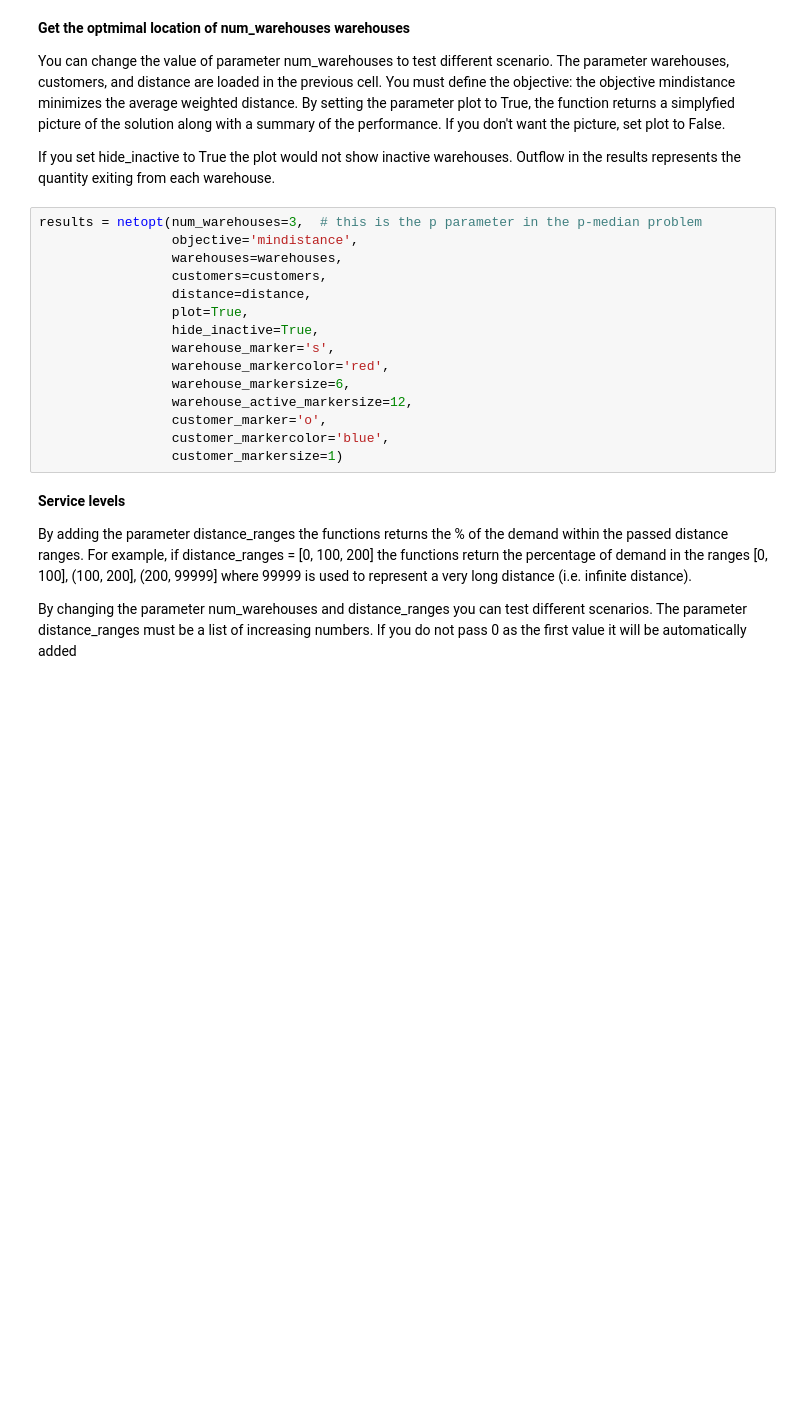
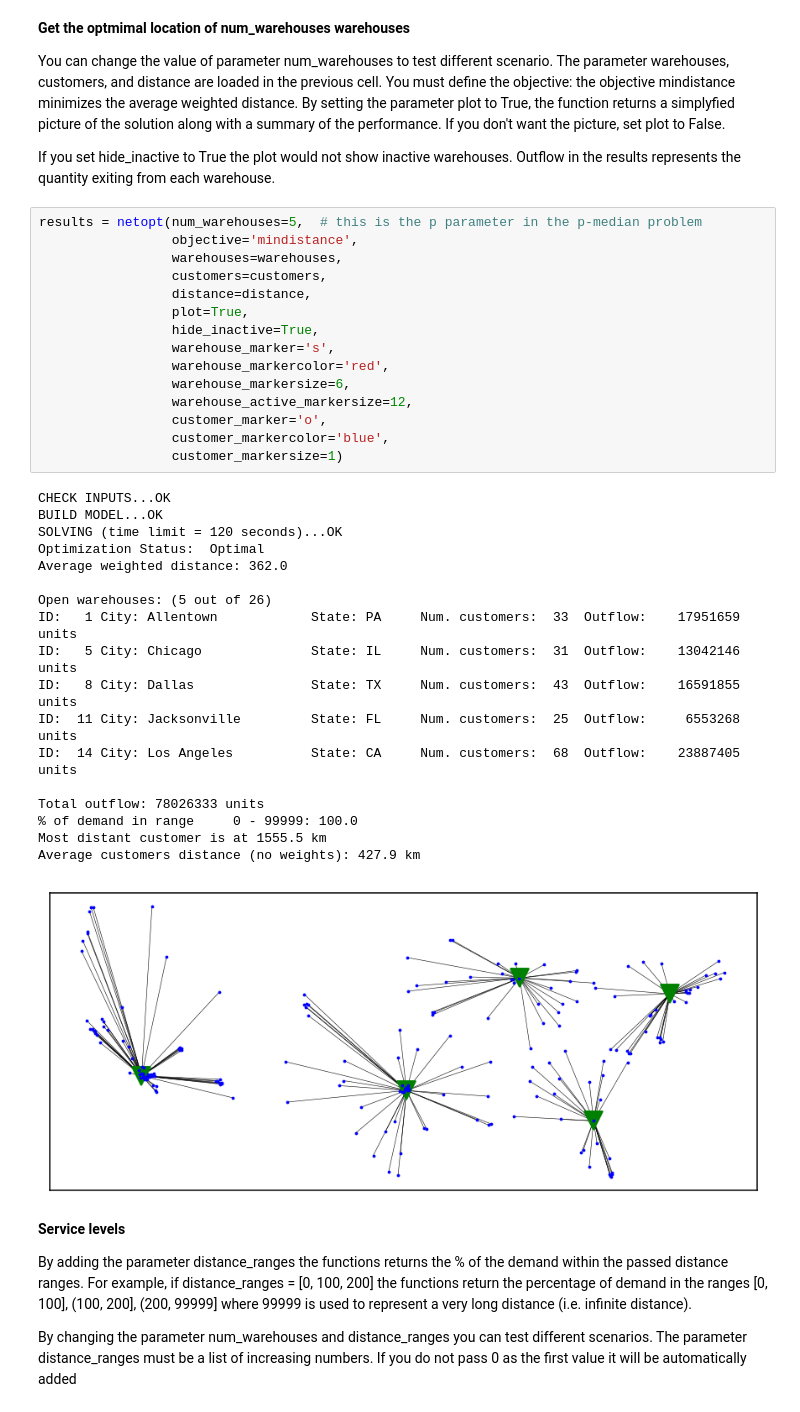
Before and after one commit to ropinotex/network_optimization, a Jupyter notebook: 2023-2024-WarehouseNetworkOptimization.ipynb, the cells around one changed output. Saved outputs shown, nothing was run; the diff lists cells and outputs as text; blank space fills up the shorter version.

```diff
--- a/2023-2024-WarehouseNetworkOptimization.ipynb
+++ b/2023-2024-WarehouseNetworkOptimization.ipynb
@@ -57,20 +61,39 @@ If you don't want the picture, set plot to False.
 If you set hide_inactive to True the plot would not show inactive warehouses.
 Outflow in the results represents the quantity exiting from each warehouse.
 # %%
-results = netopt(num_warehouses=3,  # this is the p parameter in the p-median problem
+results = netopt(num_warehouses=5,  # this is the p parameter in the p-median problem
                  objective='mindistance',
                  warehouses=warehouses,
                  customers=customers,
                  distance=distance,
                  plot=True,
                  hide_inactive=True,
                  warehouse_marker='s',
                  warehouse_markercolor='red',
                  warehouse_markersize=6,
                  warehouse_active_markersize=12,
                  customer_marker='o',
                  customer_markercolor='blue',
                  customer_markersize=1)
+# %% [output]
+CHECK INPUTS...OK
+BUILD MODEL...OK
+SOLVING (time limit = 120 seconds)...OK
+Optimization Status:  Optimal
+Average weighted distance: 362.0
+
+Open warehouses: (5 out of 26)
+ID:   1 City: Allentown            State: PA     Num. customers:  33  Outflow:    17951659 units
+ID:   5 City: Chicago              State: IL     Num. customers:  31  Outflow:    13042146 units
+ID:   8 City: Dallas               State: TX     Num. customers:  43  Outflow:    16591855 units
+ID:  11 City: Jacksonville         State: FL     Num. customers:  25  Outflow:     6553268 units
+ID:  14 City: Los Angeles          State: CA     Num. customers:  68  Outflow:    23887405 units
+
+Total outflow: 78026333 units
+% of demand in range     0 - 99999: 100.0
+Most distant customer is at 1555.5 km
+Average customers distance (no weights): 427.9 km
+[figure, added]
 # %% [markdown]
 **Service levels**
 
```
Also changed, not shown: parts of 9 cells of this notebook, 3 other files.
